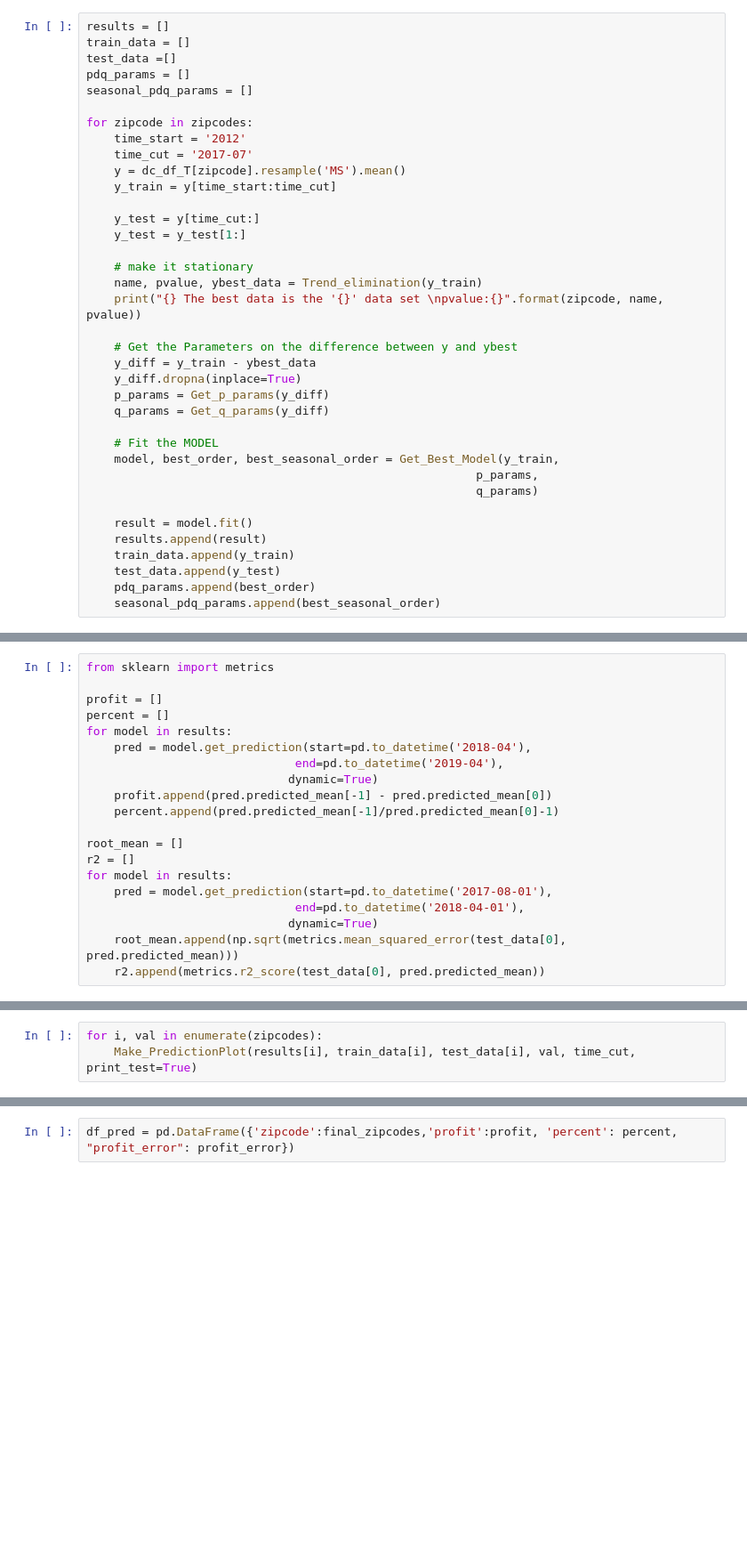
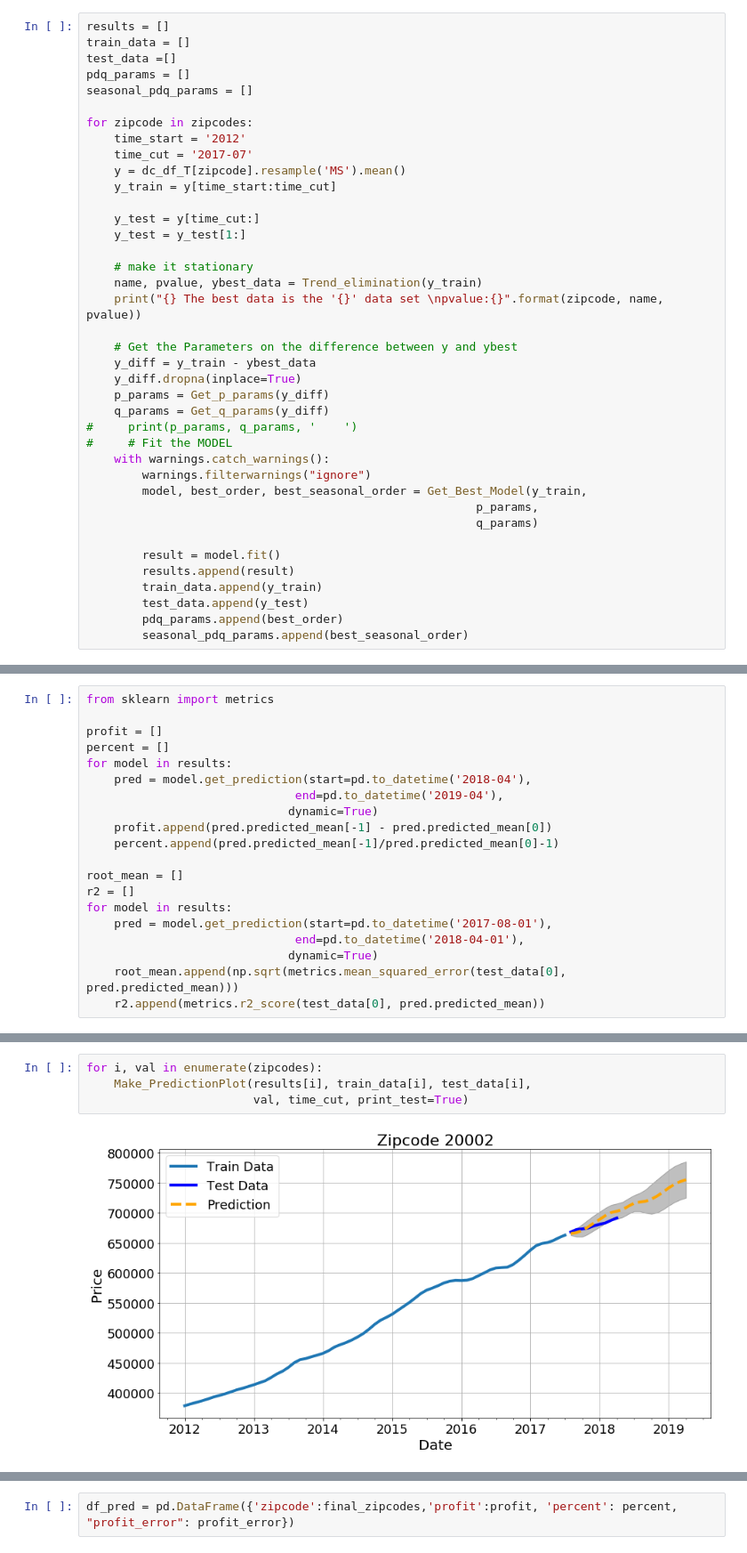
Before and after one commit to angelmanzur/TimeSeries_Zillow_Proj, a Jupyter notebook: Zillow_project-Kelly3.ipynb, the cells around one changed output, grey strips where cells are left out. Shown at 89% size. Cells and saved outputs as stored; diff of their text form; blank space fills up the shorter version.

```diff
--- a/Zillow_project-Kelly3.ipynb
+++ b/Zillow_project-Kelly3.ipynb
@@ -79,18 +73,20 @@ for zipcode in zipcodes:
     y_diff.dropna(inplace=True)
     p_params = Get_p_params(y_diff)
     q_params = Get_q_params(y_diff)
-
-    # Fit the MODEL
-    model, best_order, best_seasonal_order = Get_Best_Model(y_train,
+#     print(p_params, q_params, '    ')
+#     # Fit the MODEL
+    with warnings.catch_warnings():
+        warnings.filterwarnings("ignore")
+        model, best_order, best_seasonal_order = Get_Best_Model(y_train,
                                                         p_params,
                                                         q_params)
 
-    result = model.fit()
-    results.append(result)
-    train_data.append(y_train)
-    test_data.append(y_test)
-    pdq_params.append(best_order)
-    seasonal_pdq_params.append(best_seasonal_order)
+        result = model.fit()
+        results.append(result)
+        train_data.append(y_train)
+        test_data.append(y_test)
+        pdq_params.append(best_order)
+        seasonal_pdq_params.append(best_seasonal_order)
 # %% [output]
 20002 The best data is the 'rolling_mean_data' data set
 pvalue:0.03039488062411294
@@ -120,3 +162,6 @@ df_profits
 # %%
 for i, val in enumerate(zipcodes):
-    Make_PredictionPlot(results[i], train_data[i], test_data[i], val, time_cut, print_test=True)
+    Make_PredictionPlot(results[i], train_data[i], test_data[i],
+                        val, time_cut, print_test=True)
+# %% [output]
+[figure, added]
```
Also changed, not shown: parts of 20 cells of this notebook, 1 other file.
